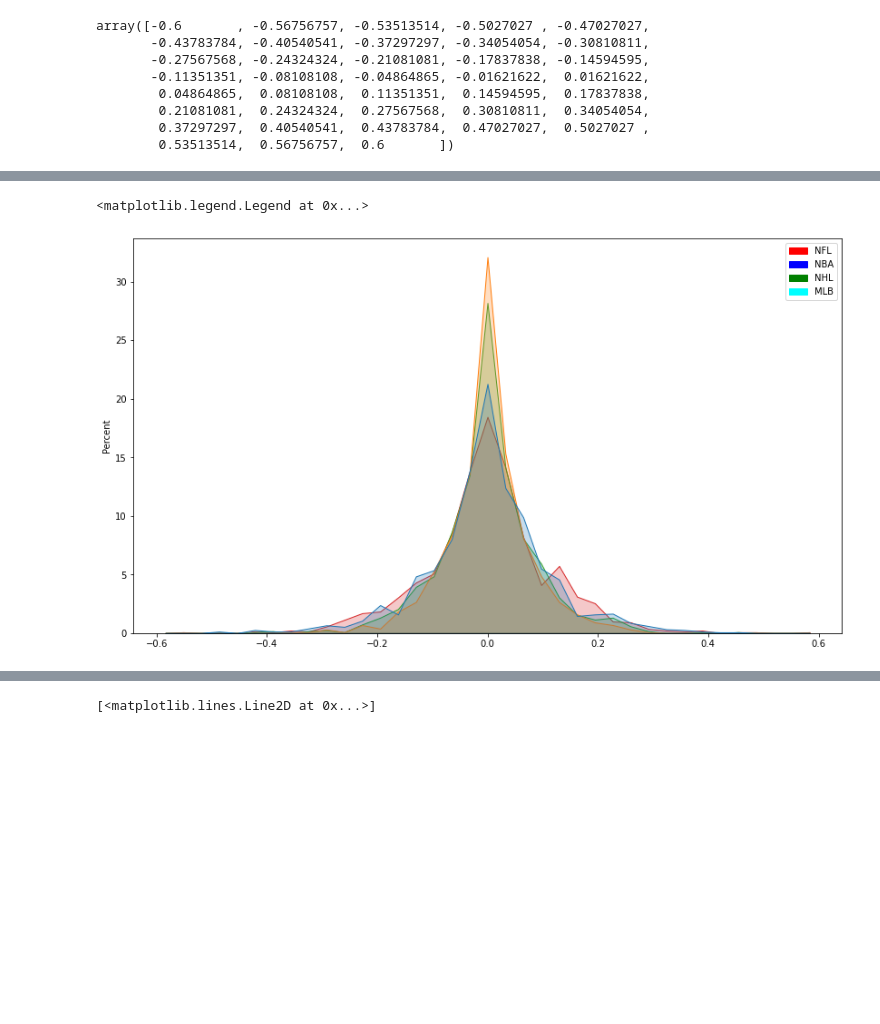
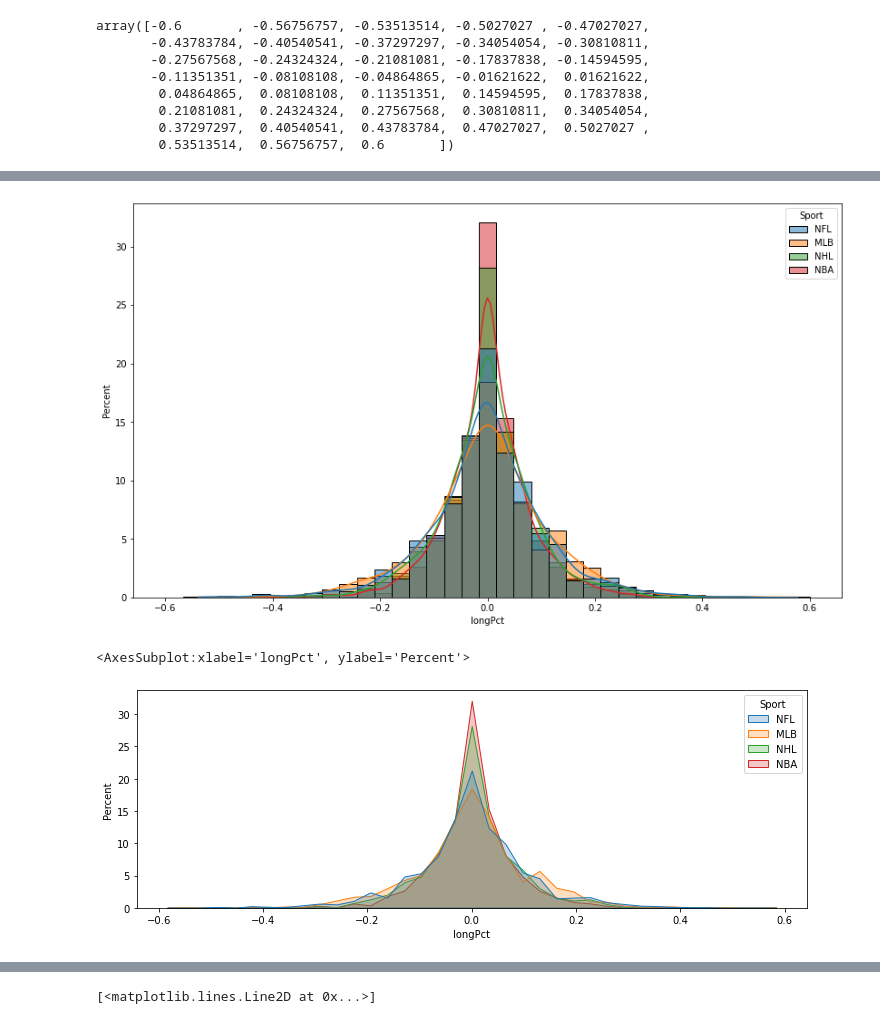
Before and after one commit to conner-mcnicholas/jupyter_notebooks, a Jupyter notebook: Sports_Plots_Simple.ipynb, the cells around one changed output, grey strips where cells are left out. Cells and saved outputs as stored; diff of their text form; code cells hidden in the pictures; blank space fills up the shorter version.

```diff
--- a/Sports_Plots_Simple.ipynb
+++ b/Sports_Plots_Simple.ipynb
@@ -141,7 +141,7 @@ print(df_NBA.to_string(index=True))
 134      6    22  0.272727   NBA
 786      8    29  0.275862   NBA
 # %%
-df_all = pd.concat([df_NFL,pd.concat([df_MLB,pd.concat([df_NHL,df_NBA],sort=False)],sort=False)],sort=False)
+df_all = pd.concat([df_NFL,pd.concat([df_MLB,pd.concat([df_NHL,df_NBA],sort=False,ignore_index=True)],sort=False,ignore_index=True)],sort=False,ignore_index=True)
 df_unq = df_all.drop_duplicates()
 df_unq = df_unq.sort_values(['longPct','tCnt','Sport'],ascending = (False,True,True))
 print(df_unq.to_string(index=True))
@@ -328,12 +337,12 @@ array([-0.6       , -0.56756757, -0.53513514, -0.5027027 , -0.47027027,
+# %%
+fig, ax = plt.subplots(figsize=(14, 8))
+sns.histplot(x="longPct",data=df_all,hue="Sport",bins=HIST_BINS,stat="percent",kde=True,common_norm=False,discrete=False,common_bins=True,fill=True,element='bars',multiple='layer')
+plt.show()
+# %% [output]
+[figure, added]
 # %%
-red_patch = mpatches.Patch(color='red', label='NFL')
-blue_patch = mpatches.Patch(color='blue', label='NBA')
-green_patch = mpatches.Patch(color='green', label='NHL')
-cyan_patch = mpatches.Patch(color='cyan', label='MLB')
-fig, ax = plt.subplots(figsize=(14, 8))
-sports = [list(df_NFL.longPct),list(df_NBA.longPct),list(df_NHL.longPct),list(df_MLB.longPct)]
-sns.histplot(sports,bins=HIST_BINS,stat="percent",common_norm=False,discrete=False,common_bins=True,fill=True,element='poly',multiple='layer')
-ax.legend(handles=[red_patch,blue_patch,green_patch,cyan_patch])
+fig, ax = plt.subplots(figsize=(12, 4))
+sns.histplot(x="longPct",data=df_all,hue="Sport",bins=HIST_BINS,stat="percent",common_norm=False,discrete=False,common_bins=True,fill=True,element='poly',multiple='layer')
 # %% [output]
-<matplotlib.legend.Legend at 0x...>
+<AxesSubplot:xlabel='longPct', ylabel='Percent'>
-[figure, old version]
+[figure, new version]
```
Also changed, not shown: parts of 14 cells of this notebook.
